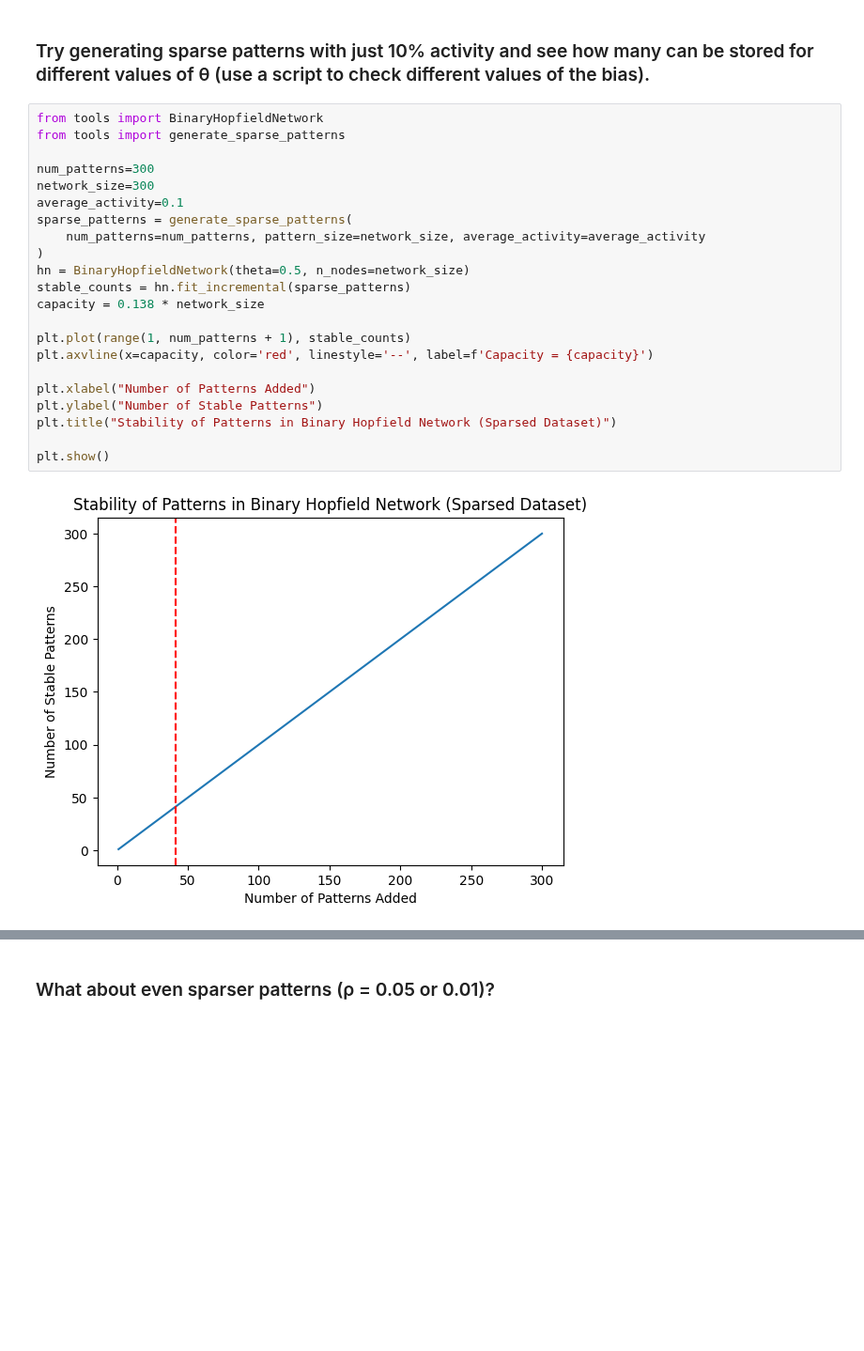
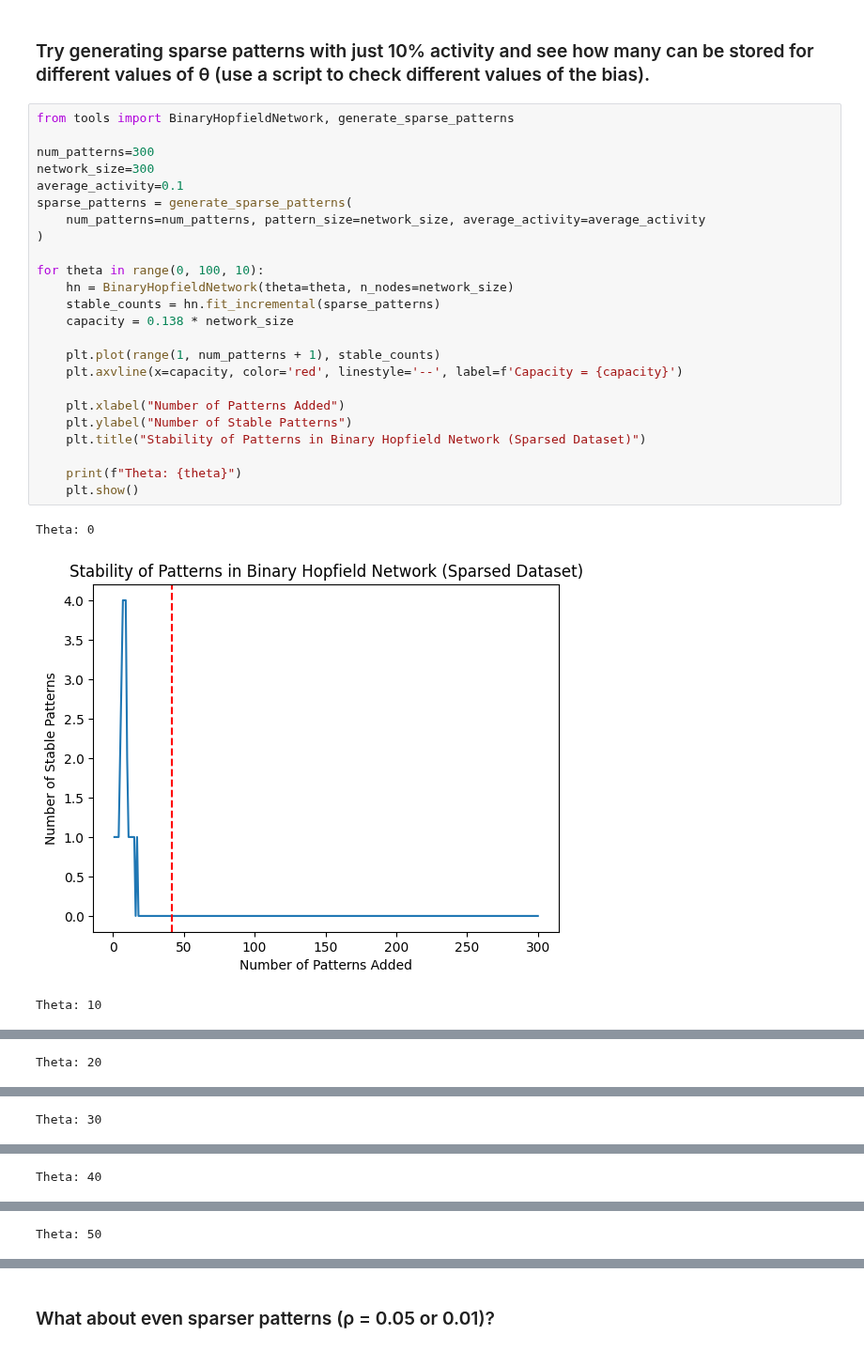
Before and after one commit to nathanansel28/DD2437, a Jupyter notebook: lab3/split3.ipynb, the cells around one changed output, grey strips where cells are left out. Shown at 94% size. Cells and saved outputs as stored; diff of their text form; blank space fills up the shorter version.

```diff
--- a/lab3/split3.ipynb
+++ b/lab3/split3.ipynb
@@ -260,26 +260,30 @@ NameError: name 'HopfieldNetwork' is not defined
 # %% [markdown]
 ### Try generating sparse patterns with just 10% activity and see how many can be stored for different values of θ (use a script to check different values of the bias).
 # %%
-from tools import BinaryHopfieldNetwork
-from tools import generate_sparse_patterns
+from tools import BinaryHopfieldNetwork, generate_sparse_patterns
 
 num_patterns=300
 network_size=300
 average_activity=0.1
 sparse_patterns = generate_sparse_patterns(
     num_patterns=num_patterns, pattern_size=network_size, average_activity=average_activity
 )
-hn = BinaryHopfieldNetwork(theta=0.5, n_nodes=network_size)
-stable_counts = hn.fit_incremental(sparse_patterns)
-capacity = 0.138 * network_size
 
-plt.plot(range(1, num_patterns + 1), stable_counts)
-plt.axvline(x=capacity, color='red', linestyle='--', label=f'Capacity = {capacity}')
+for theta in range(0, 100, 10):
+    hn = BinaryHopfieldNetwork(theta=theta, n_nodes=network_size)
+    stable_counts = hn.fit_incremental(sparse_patterns)
+    capacity = 0.138 * network_size
 
-plt.xlabel("Number of Patterns Added")
-plt.ylabel("Number of Stable Patterns")
-plt.title("Stability of Patterns in Binary Hopfield Network (Sparsed Dataset)")
+    plt.plot(range(1, num_patterns + 1), stable_counts)
+    plt.axvline(x=capacity, color='red', linestyle='--', label=f'Capacity = {capacity}')
 
-plt.show()
+    plt.xlabel("Number of Patterns Added")
+    plt.ylabel("Number of Stable Patterns")
+    plt.title("Stability of Patterns in Binary Hopfield Network (Sparsed Dataset)")
+
+    print(f"Theta: {theta}")
+    plt.show()
 # %% [output]
+Theta: 0
-[figure, old version]
+[figure, new version]
+Theta: 10
@@ -285,0 +291 @@ plt.show()
+Theta: 20
@@ -285,0 +293 @@ plt.show()
+Theta: 30
@@ -285,0 +295 @@ plt.show()
+Theta: 40
@@ -285,0 +297 @@ plt.show()
+Theta: 50
```
Also changed, not shown: parts of 3 cells of this notebook.
